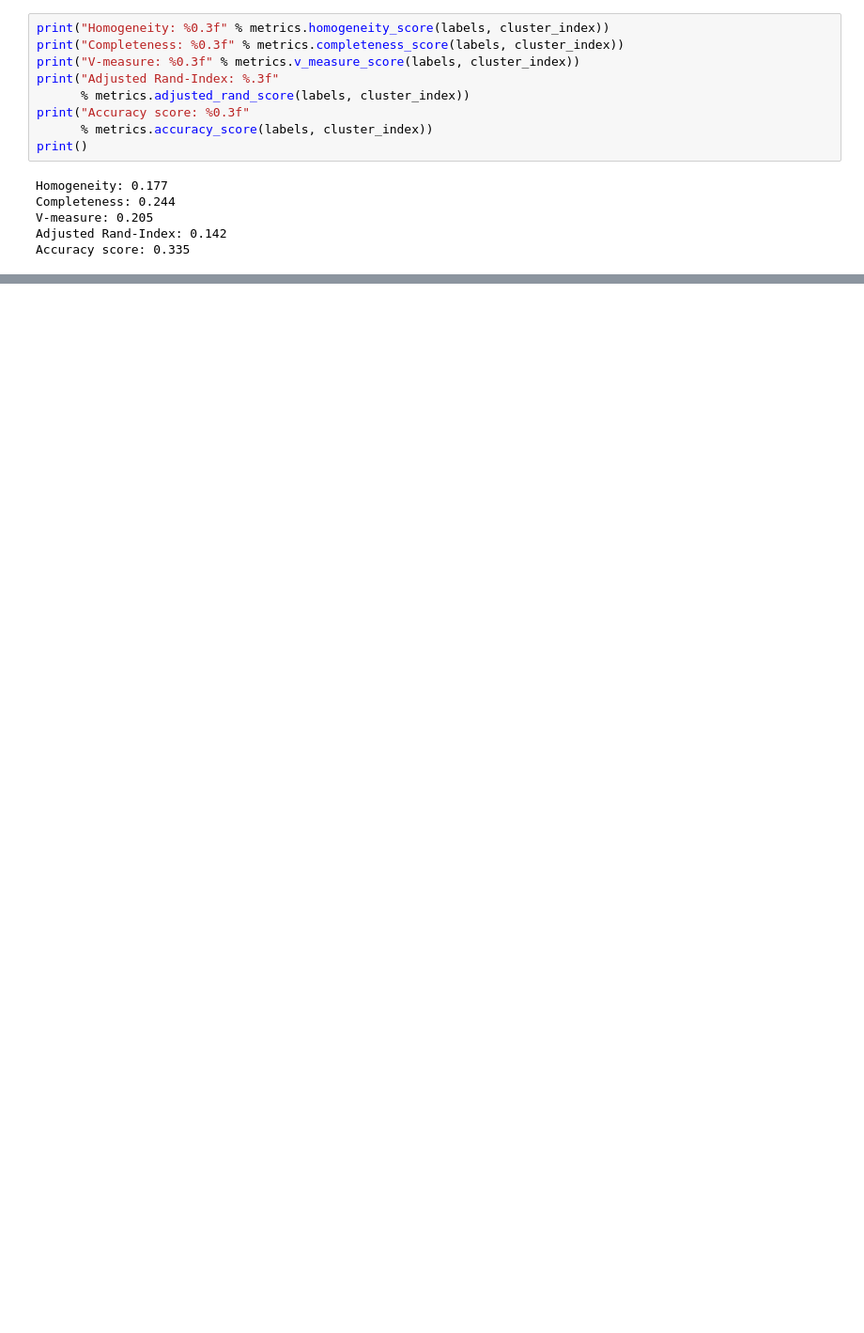
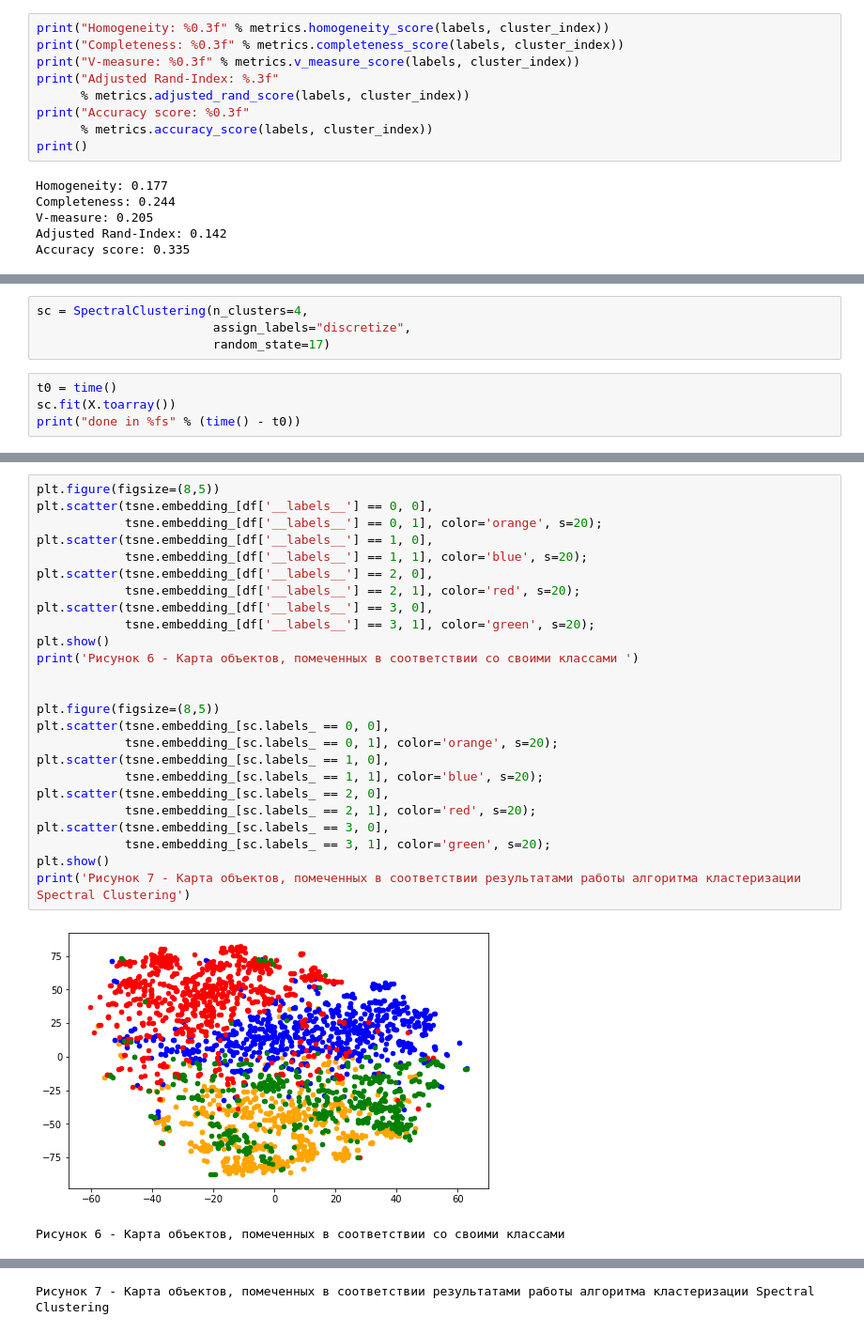
Before and after one commit to karuna-heks/python_nlp, a Jupyter notebook: clustering/clustering.ipynb, the cells around one changed output, grey strips where cells are left out. Shown: that part at 94% size. Saved outputs shown, nothing was run; the diff lists cells and outputs as text; blank space fills up the shorter version.

```diff
--- a/clustering/clustering.ipynb
+++ b/clustering/clustering.ipynb
@@ -330,0 +392,8 @@ array([0, 1, 2, 3], dtype=int64)
+# %%
+sc = SpectralClustering(n_clusters=4,
+                        assign_labels="discretize",
+                        random_state=17)
+# %%
+t0 = time()
+sc.fit(X.toarray())
+print("done in %fs" % (time() - t0))
@@ -330,0 +417,28 @@ array([0, 1, 2, 3], dtype=int64)
+# %%
+plt.figure(figsize=(8,5))
+plt.scatter(tsne.embedding_[df['__labels__'] == 0, 0],
+            tsne.embedding_[df['__labels__'] == 0, 1], color='orange', s=20);
+plt.scatter(tsne.embedding_[df['__labels__'] == 1, 0],
+            tsne.embedding_[df['__labels__'] == 1, 1], color='blue', s=20);
+plt.scatter(tsne.embedding_[df['__labels__'] == 2, 0],
+            tsne.embedding_[df['__labels__'] == 2, 1], color='red', s=20);
+plt.scatter(tsne.embedding_[df['__labels__'] == 3, 0],
+            tsne.embedding_[df['__labels__'] == 3, 1], color='green', s=20);
+plt.show()
+print('Рисунок 6 - Карта объектов, помеченных в соответствии со своими классами ')
+
+
+plt.figure(figsize=(8,5))
+plt.scatter(tsne.embedding_[sc.labels_ == 0, 0],
+            tsne.embedding_[sc.labels_ == 0, 1], color='orange', s=20);
+plt.scatter(tsne.embedding_[sc.labels_ == 1, 0],
+            tsne.embedding_[sc.labels_ == 1, 1], color='blue', s=20);
+plt.scatter(tsne.embedding_[sc.labels_ == 2, 0],
+            tsne.embedding_[sc.labels_ == 2, 1], color='red', s=20);
+plt.scatter(tsne.embedding_[sc.labels_ == 3, 0],
+            tsne.embedding_[sc.labels_ == 3, 1], color='green', s=20);
+plt.show()
+print('Рисунок 7 - Карта объектов, помеченных в соответствии результатами работы алгоритма кластеризации Spectral Clustering')
+# %% [output]
+[figure, added]
+Рисунок 6 - Карта объектов, помеченных в соответствии со своими классами
@@ -330,0 +446 @@ array([0, 1, 2, 3], dtype=int64)
+Рисунок 7 - Карта объектов, помеченных в соответствии результатами работы алгоритма кластеризации Spectral Clustering
```
Also changed, not shown: parts of 50 cells of this notebook.
